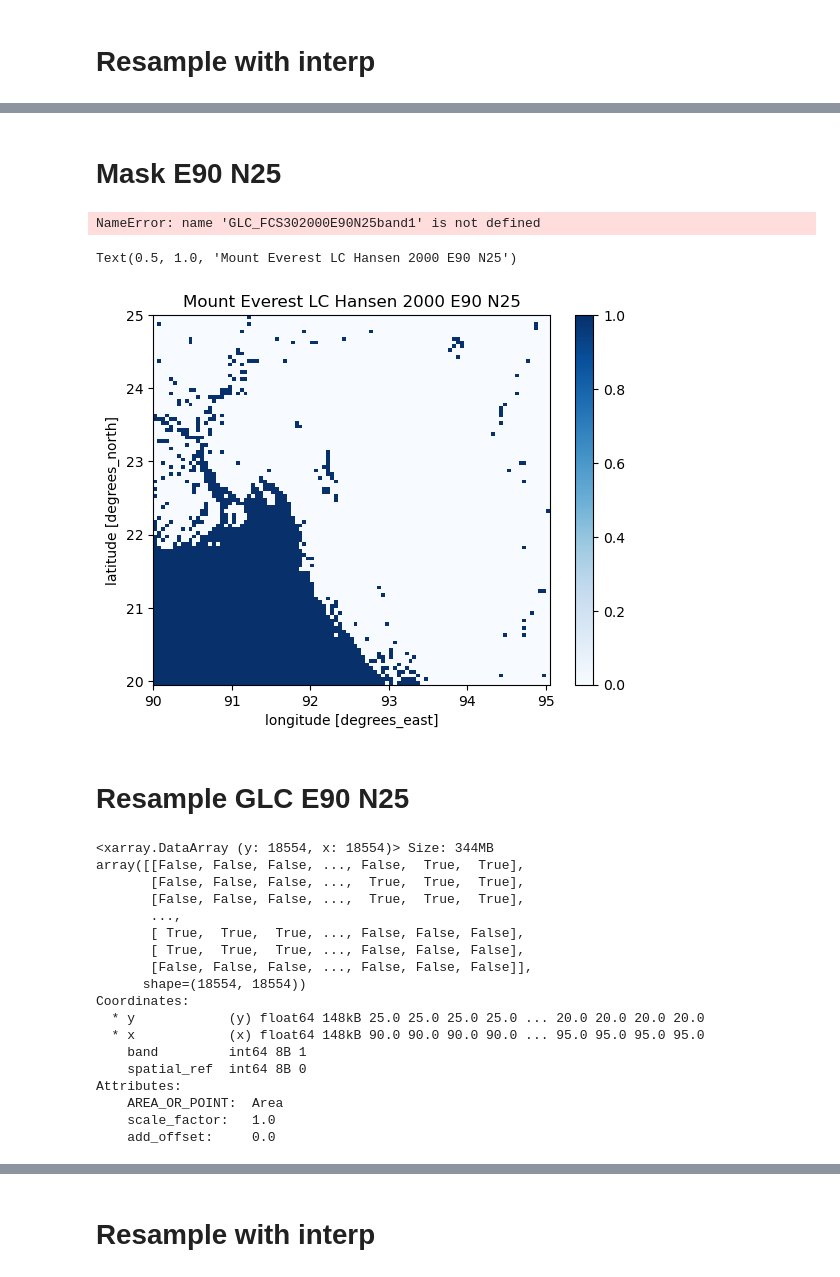
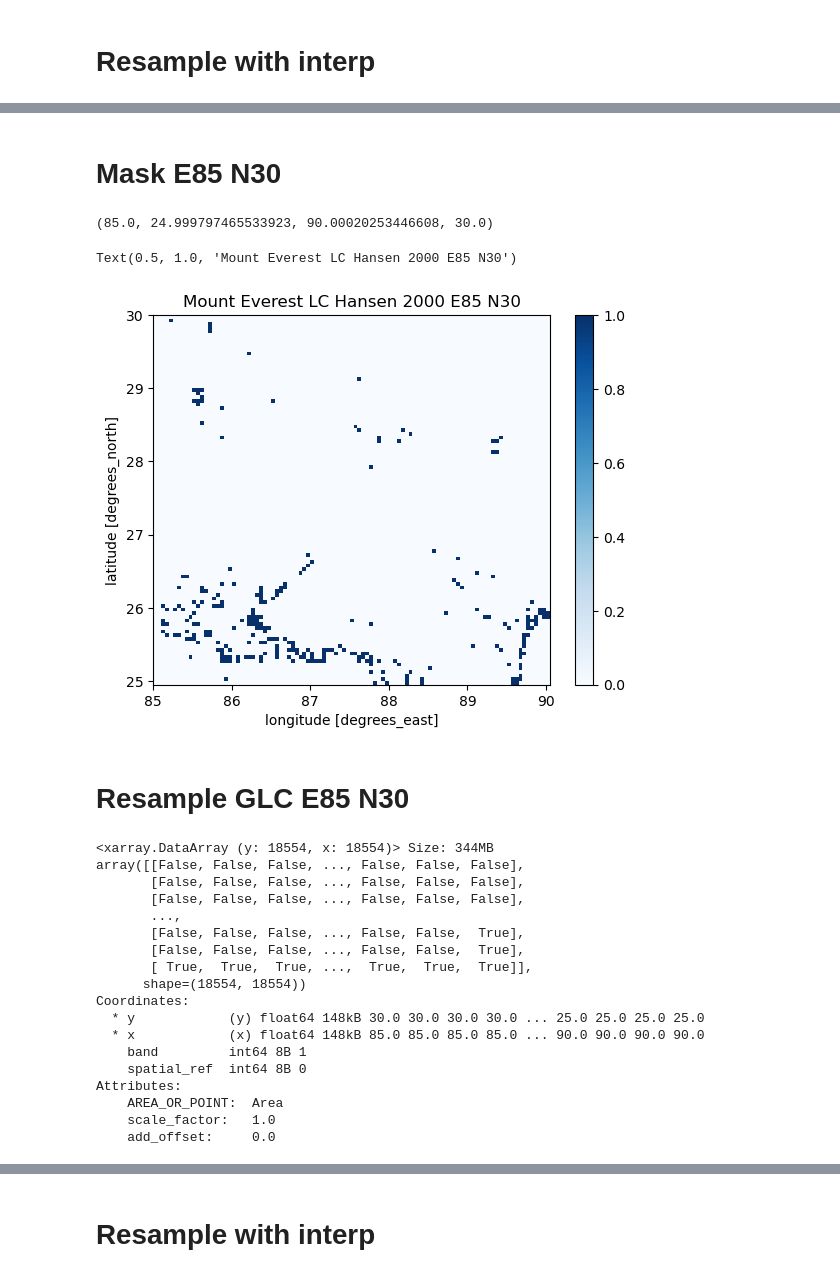
Before and after one commit to MinttuPekkala/Unibe_transmissivity_maps, a Jupyter notebook: Land_cover_differences.ipynb, the cells around one changed output, grey strips where cells are left out. Cells and saved outputs as stored; diff of their text form; code cells hidden in the pictures.

```diff
--- a/Land_cover_differences.ipynb
+++ b/Land_cover_differences.ipynb
@@ -388,7 +528,7 @@ Text(0.5, 1.0, 'Urho Kekkonen National Park GLC FCS30 2000 W110 N60')
 # %% [markdown]
-# Mask E90 N25
+# Mask E85 N30
 # %%
-bounds = GLC_FCS302000E90N25band1.rio.bounds()
+bounds = GLC_FCS302000E85N30band1.rio.bounds()
 print(bounds)
 # %% [output]
-NameError: name 'GLC_FCS302000E90N25band1' is not defined
+(85.0, 24.999797465533923, 90.00020253446608, 30.0)
@@ -397,32 +535,32 @@ minx, miny, maxx, maxy = 90.0, 19.999797465533923, 95.00020253446608, 25.0
 # %%
-subset = maskLCHansen20002snow.rio.clip_box(
-    minx=90.0,
-    miny=19.999797465533923,
-    maxx=95.00020253446608,
-    maxy=25.0
+maskLC_HansenE85N30 = maskLCHansen20002snow.rio.clip_box(
+    minx=85.0,
+    miny=24.999797465533923,
+    maxx=90.00020253446608,
+    maxy=30.0
 )
-subset.plot(cmap='Blues')
-pyplot.title("Mount Everest LC Hansen 2000 E90 N25")
+maskLC_HansenE85N30.plot(cmap='Blues')
+pyplot.title("Mount Everest LC Hansen 2000 E85 N30")
 # %% [output]
-Text(0.5, 1.0, 'Mount Everest LC Hansen 2000 E90 N25')
+Text(0.5, 1.0, 'Mount Everest LC Hansen 2000 E85 N30')
-[figure, old version]
+[figure, new version]
 # %% [markdown]
-# Resample GLC E90 N25
+# Resample GLC E85 N30
 # %%
-maskGLC_FCS302000E90N25band1
+maskGLC_FCS302000E85N30band1
 # %% [output]
 <xarray.DataArray (y: 18554, x: 18554)> Size: 344MB
-array([[False, False, False, ..., False,  True,  True],
-       [False, False, False, ...,  True,  True,  True],
-       [False, False, False, ...,  True,  True,  True],
+array([[False, False, False, ..., False, False, False],
+       [False, False, False, ..., False, False, False],
+       [False, False, False, ..., False, False, False],
        ...,
-       [ True,  True,  True, ..., False, False, False],
-       [ True,  True,  True, ..., False, False, False],
-       [False, False, False, ..., False, False, False]],
+       [False, False, False, ..., False, False,  True],
+       [False, False, False, ..., False, False,  True],
+       [ True,  True,  True, ...,  True,  True,  True]],
       shape=(18554, 18554))
 Coordinates:
-  * y            (y) float64 148kB 25.0 25.0 25.0 25.0 ... 20.0 20.0 20.0 20.0
-  * x            (x) float64 148kB 90.0 90.0 90.0 90.0 ... 95.0 95.0 95.0 95.0
+  * y            (y) float64 148kB 30.0 30.0 30.0 30.0 ... 25.0 25.0 25.0 25.0
+  * x            (x) float64 148kB 85.0 85.0 85.0 85.0 ... 90.0 90.0 90.0 90.0
     band         int64 8B 1
     spatial_ref  int64 8B 0
 Attributes:
```
Also changed, not shown: parts of 136 cells of this notebook, 1 other file.
